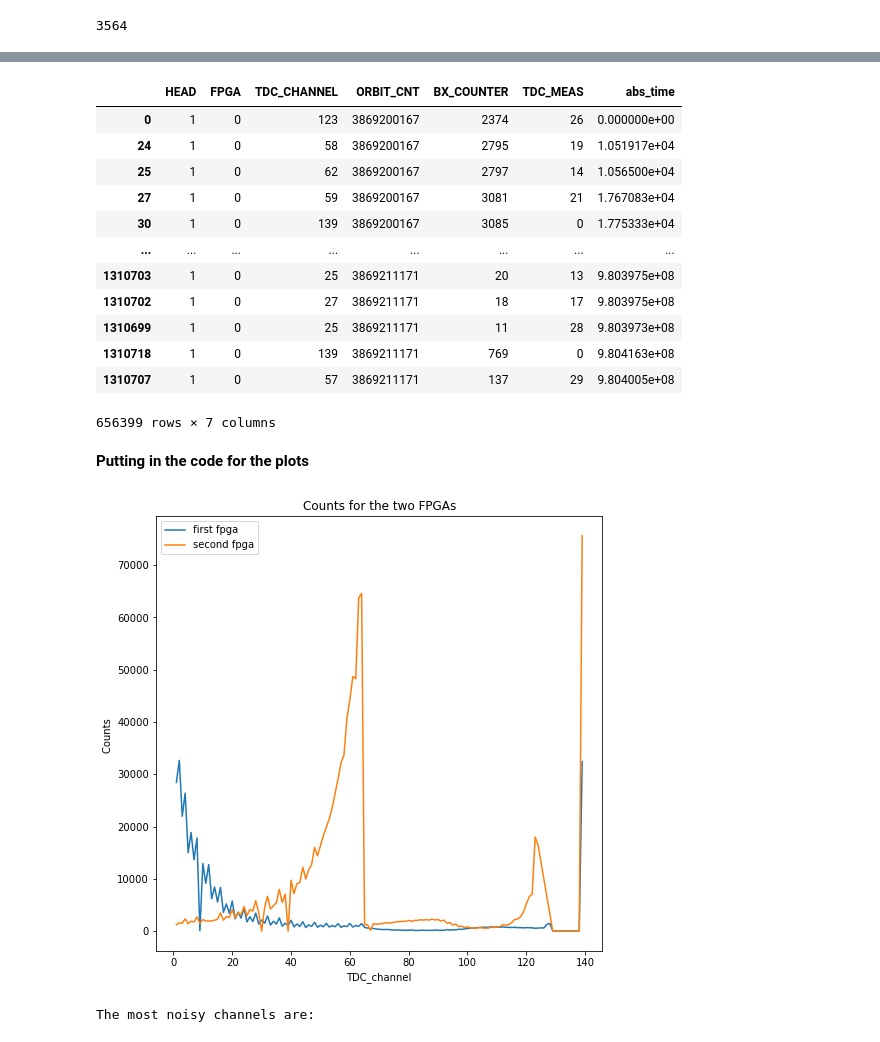
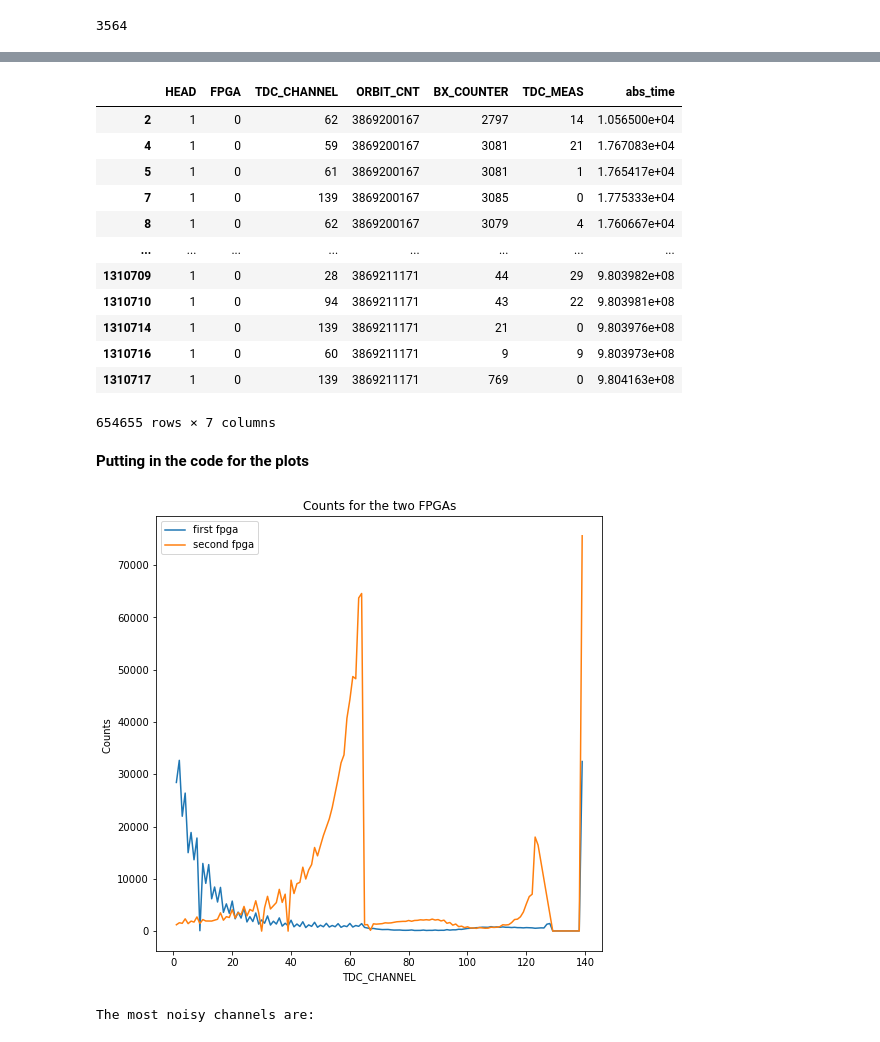
Before and after one commit to tommasoamico/LaboratoryOfComputationalPhysics_Y4, a Jupyter notebook: 05ex_Pandas.ipynb, the cells around one changed output, grey strips where cells are left out. Saved outputs shown, nothing was run; the diff lists cells and outputs as text; code cells hidden in the pictures.

Commit message:
Some changes at the credit card exercise and at the plot for FPGAs

```diff
--- a/05ex_Pandas.ipynb
+++ b/05ex_Pandas.ipynb
@@ -48,7 +48,7 @@ data
 1310720 rows × 6 columns
 # %%
 # We sort the data by the value of ORBIT
-sorted_data = data.sort_values(by="ORBIT_CNT")
+sorted_data = data.sort_values(['ORBIT_CNT', 'BX_COUNTER', 'TDC_MEAS'], ignore_index=True)
 # %%
 sorted_data.loc[:,['ORBIT_CNT','BX_COUNTER']]
 # %% [output]
@@ -125,17 +125,17 @@ data2 = sorted_data[sorted_data['HEAD']==1]
 data2
 # %% [output]
 |  | HEAD | FPGA | TDC_CHANNEL | ORBIT_CNT | BX_COUNTER | TDC_MEAS | abs_time |
-| 0 | 1 | 0 | 123 | 3869200167 | 2374 | 26 | 0.000000e+00 |
-| 24 | 1 | 0 | 58 | 3869200167 | 2795 | 19 | 1.051917e+04 |
-| 25 | 1 | 0 | 62 | 3869200167 | 2797 | 14 | 1.056500e+04 |
-| 27 | 1 | 0 | 59 | 3869200167 | 3081 | 21 | 1.767083e+04 |
-| 30 | 1 | 0 | 139 | 3869200167 | 3085 | 0 | 1.775333e+04 |
+| 2 | 1 | 0 | 62 | 3869200167 | 2797 | 14 | 1.056500e+04 |
+| 4 | 1 | 0 | 59 | 3869200167 | 3081 | 21 | 1.767083e+04 |
+| 5 | 1 | 0 | 61 | 3869200167 | 3081 | 1 | 1.765417e+04 |
+| 7 | 1 | 0 | 139 | 3869200167 | 3085 | 0 | 1.775333e+04 |
+| 8 | 1 | 0 | 62 | 3869200167 | 3079 | 4 | 1.760667e+04 |
 | ... | ... | ... | ... | ... | ... | ... | ... |
-| 1310703 | 1 | 0 | 25 | 3869211171 | 20 | 13 | 9.803975e+08 |
-| 1310702 | 1 | 0 | 27 | 3869211171 | 18 | 17 | 9.803975e+08 |
-| 1310699 | 1 | 0 | 25 | 3869211171 | 11 | 28 | 9.803973e+08 |
-| 1310718 | 1 | 0 | 139 | 3869211171 | 769 | 0 | 9.804163e+08 |
-| 1310707 | 1 | 0 | 57 | 3869211171 | 137 | 29 | 9.804005e+08 |
+| 1310709 | 1 | 0 | 28 | 3869211171 | 44 | 29 | 9.803982e+08 |
+| 1310710 | 1 | 0 | 94 | 3869211171 | 43 | 22 | 9.803981e+08 |
+| 1310714 | 1 | 0 | 139 | 3869211171 | 21 | 0 | 9.803976e+08 |
+| 1310716 | 1 | 0 | 60 | 3869211171 | 9 | 9 | 9.803973e+08 |
+| 1310717 | 1 | 0 | 139 | 3869211171 | 769 | 0 | 9.804163e+08 |
-656399 rows × 7 columns
+654655 rows × 7 columns
 # %% [markdown]
 **Putting in the code for the plots**
@@ -156,14 +142,13 @@ y2 = data_fpga2['TDC_CHANNEL'].value_counts().sort_index()
 # %%
 plt.figure(1, figsize=(8, 8))
-plt.plot(x1, y1, label='first fpga')
-plt.plot(x2, y2, label='second fpga')
+sorted_data[sorted_data['FPGA']==1].groupby('TDC_CHANNEL').count().iloc[:,0].plot(label='first fpga')
+sorted_data[sorted_data['FPGA']==0].groupby('TDC_CHANNEL').count().iloc[:,0].plot(label='second fpga')
 plt.ylabel("Counts ")
-plt.xlabel("TDC_channel")
 plt.title('Counts for the two FPGAs')
 plt.legend()
 plt.show()
 # %% [output]
-[figure, old version]
+[figure, new version]
 # %%
 # Finding the most noisy channels
 group = sorted_data.groupby(['TDC_CHANNEL']).TDC_CHANNEL.count().sort_values(ascending=False)
```
Also changed, not shown: parts of 12 cells of this notebook, 1 other file.
